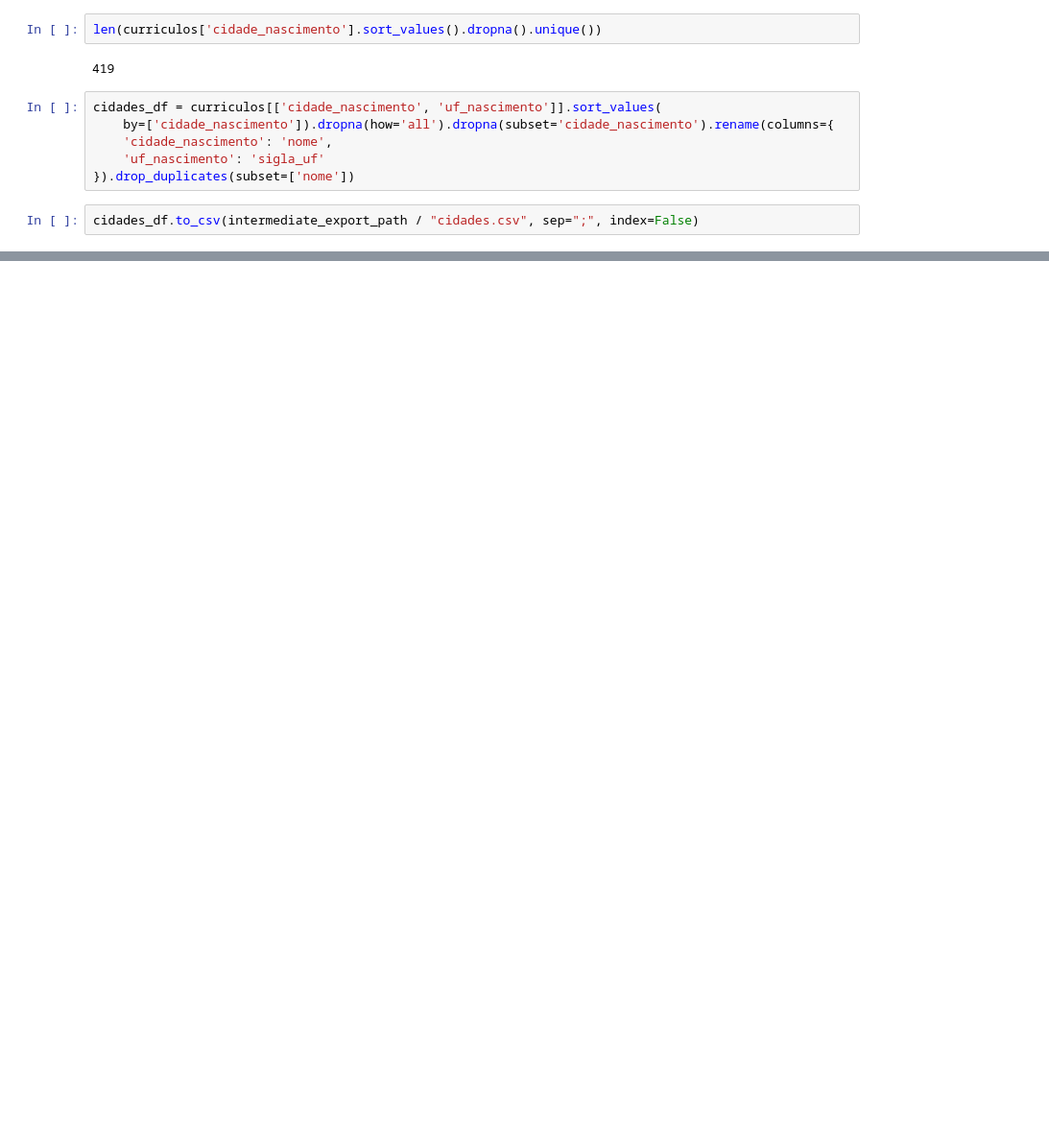
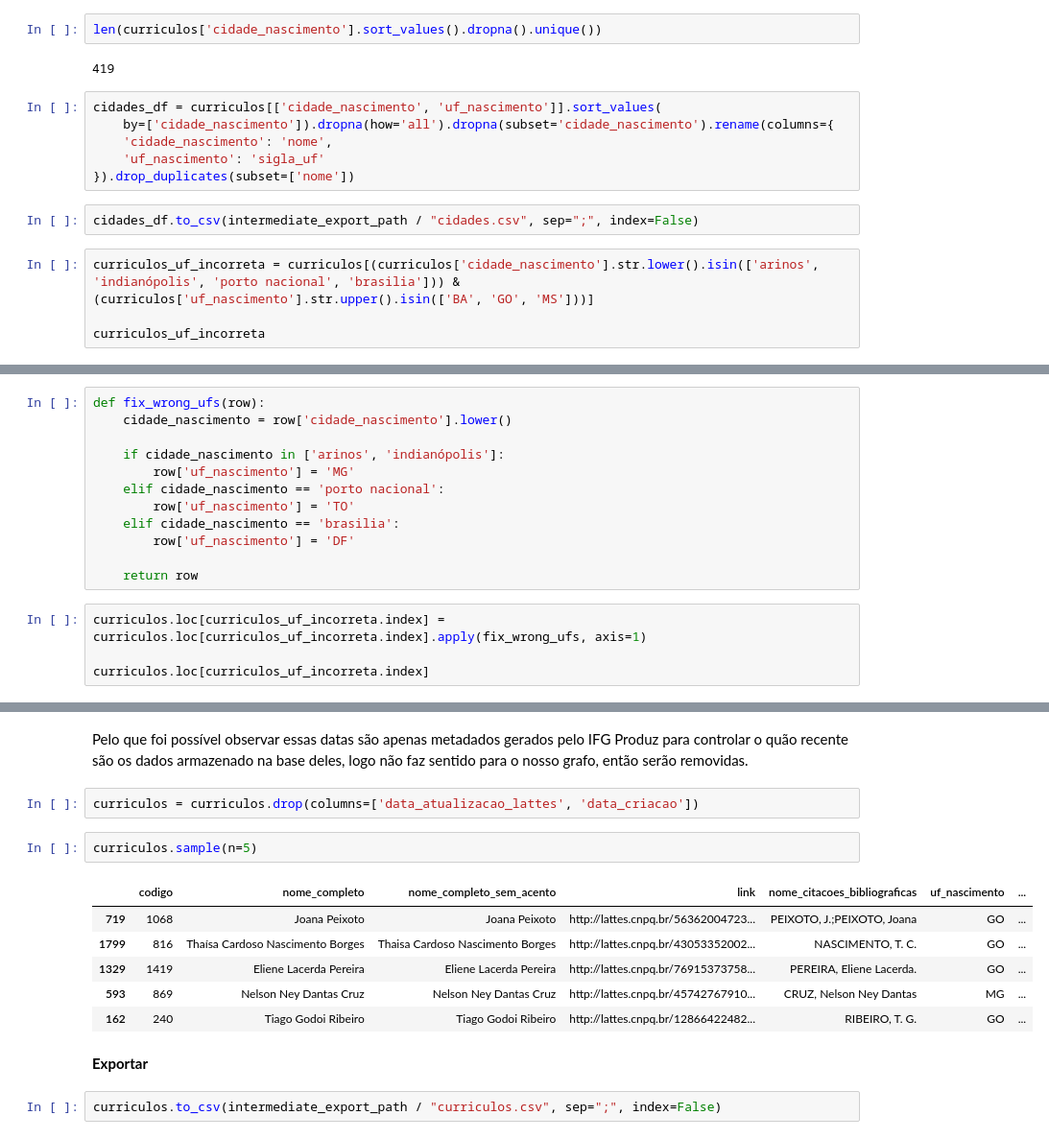
Before and after one commit to marcelsby/tcc-ifg-kg, a Jupyter notebook: notebooks/ifg_produz/Preprocessing Currículos.ipynb, the cells around one changed output, grey strips where cells are left out. Shown at 96% size. Cells and saved outputs as stored; diff of their text form; blank space fills up the shorter version.

```diff
--- a/notebooks/ifg_produz/Preprocessing Currículos.ipynb
+++ b/notebooks/ifg_produz/Preprocessing Currículos.ipynb
@@ -173,3 +173,8 @@ cidades_df = curriculos[['cidade_nascimento', 'uf_nascimento']].sort_values(
 }).drop_duplicates(subset=['nome'])
 # %%
 cidades_df.to_csv(intermediate_export_path / "cidades.csv", sep=";", index=False)
+# %%
+curriculos_uf_incorreta = curriculos[(curriculos['cidade_nascimento'].str.lower().isin(['arinos', 'indianópolis', 'porto nacional', 'brasilia'])) &
+(curriculos['uf_nascimento'].str.upper().isin(['BA', 'GO', 'MS']))]
+
+curriculos_uf_incorreta
@@ -175,0 +187,16 @@ cidades_df.to_csv(intermediate_export_path / "cidades.csv", sep=";", index=False
+# %%
+def fix_wrong_ufs(row):
+    cidade_nascimento = row['cidade_nascimento'].lower()
+
+    if cidade_nascimento in ['arinos', 'indianópolis']:
+        row['uf_nascimento'] = 'MG'
+    elif cidade_nascimento == 'porto nacional':
+        row['uf_nascimento'] = 'TO'
+    elif cidade_nascimento == 'brasilia':
+        row['uf_nascimento'] = 'DF'
+
+    return row
+# %%
+curriculos.loc[curriculos_uf_incorreta.index] = curriculos.loc[curriculos_uf_incorreta.index].apply(fix_wrong_ufs, axis=1)
+
+curriculos.loc[curriculos_uf_incorreta.index]
@@ -175,0 +239,17 @@ cidades_df.to_csv(intermediate_export_path / "cidades.csv", sep=";", index=False
+# %% [markdown]
+Pelo que foi possível observar essas datas são apenas metadados gerados pelo IFG Produz para controlar o quão recente são os dados armazenado na base deles, logo não faz sentido para o nosso grafo, então serão removidas.
+# %%
+curriculos = curriculos.drop(columns=['data_atualizacao_lattes', 'data_criacao'])
+# %%
+curriculos.sample(n=5)
+# %% [output]
+|  | codigo | nome_completo | nome_completo_sem_acento | link | nome_citacoes_bibliograficas | uf_nascimento | ... |
+| 719 | 1068 | Joana Peixoto | Joana Peixoto | http://lattes.cnpq.br/56362004723... | PEIXOTO, J.;PEIXOTO, Joana | GO | ... |
+| 1799 | 816 | Thaísa Cardoso Nascimento Borges | Thaisa Cardoso Nascimento Borges | http://lattes.cnpq.br/43053352002... | NASCIMENTO, T. C. | GO | ... |
+| 1329 | 1419 | Eliene Lacerda Pereira | Eliene Lacerda Pereira | http://lattes.cnpq.br/76915373758... | PEREIRA, Eliene Lacerda. | GO | ... |
+| 593 | 869 | Nelson Ney Dantas Cruz | Nelson Ney Dantas Cruz | http://lattes.cnpq.br/45742767910... | CRUZ, Nelson Ney Dantas | MG | ... |
+| 162 | 240 | Tiago Godoi Ribeiro | Tiago Godoi Ribeiro | http://lattes.cnpq.br/12866422482... | RIBEIRO, T. G. | GO | ... |
+# %% [markdown]
+**Exportar**
+# %%
+curriculos.to_csv(intermediate_export_path / "curriculos.csv", sep=";", index=False)
```
Also changed, not shown: parts of 10 cells of this notebook, 3 other files.
